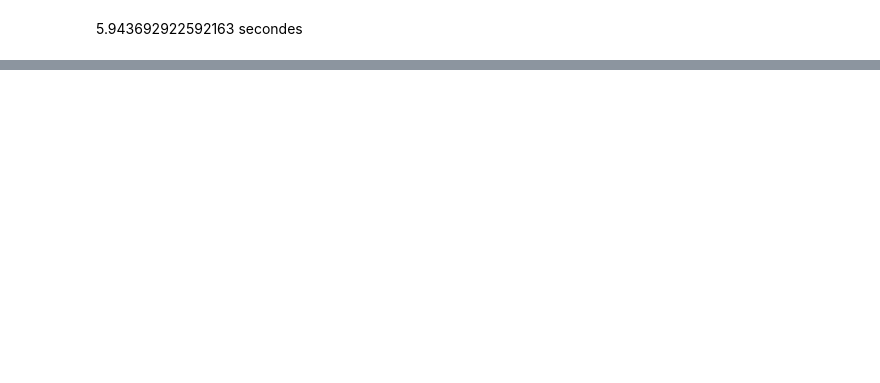
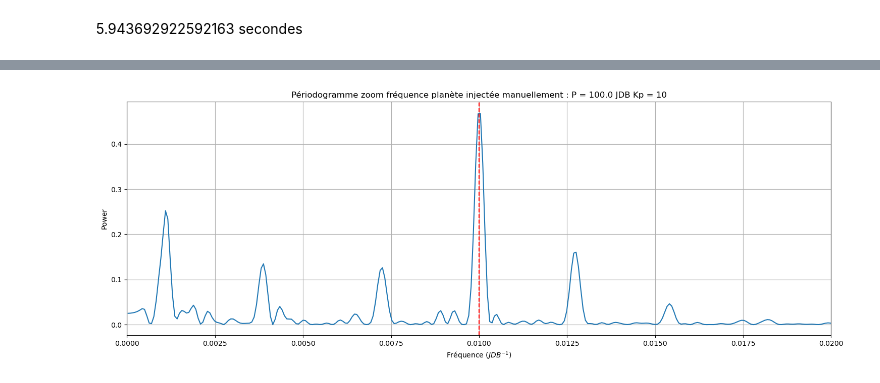
Before and after one commit to tllop-oca/AESTRA_OCA, a Jupyter notebook: SpectrumDataset_upgrade_v1.ipynb, the cells around one changed output, grey strips where cells are left out. Drawn from its saved outputs; the diff is of its cells as text; code cells hidden in the pictures; blank space fills up the shorter version.

```diff
--- a/SpectrumDataset_upgrade_v1.ipynb
+++ b/SpectrumDataset_upgrade_v1.ipynb
@@ -784,0 +875,14 @@ RuntimeError: cannot pin 'torch.cuda.FloatTensor' only dense CPU tensors can be
+# %%
+frequency, power = LombScargle(t, list_vencode).autopower()
+%matplotlib inline
+plt.figure(figsize=(18, 6))
+plt.title(f'Périodogramme zoom fréquence planète injectée manuellement : P = {dataset.P:.1f} JDB Kp = 10')
+plt.ylabel('Power')
+plt.xlabel('Fréquence ($JDB^{-1}$)')
+plt.plot(frequency, power)
+plt.xlim(1/dataset.P-0.01, 1/dataset.P+0.01)
+plt.axvline(x=1/dataset.P, color='r', linestyle='dashed')
+plt.grid()
+plt.show()
+# %% [output]
+[figure, added]
```
Also changed, not shown: parts of 9 cells of this notebook, 2 other files.
